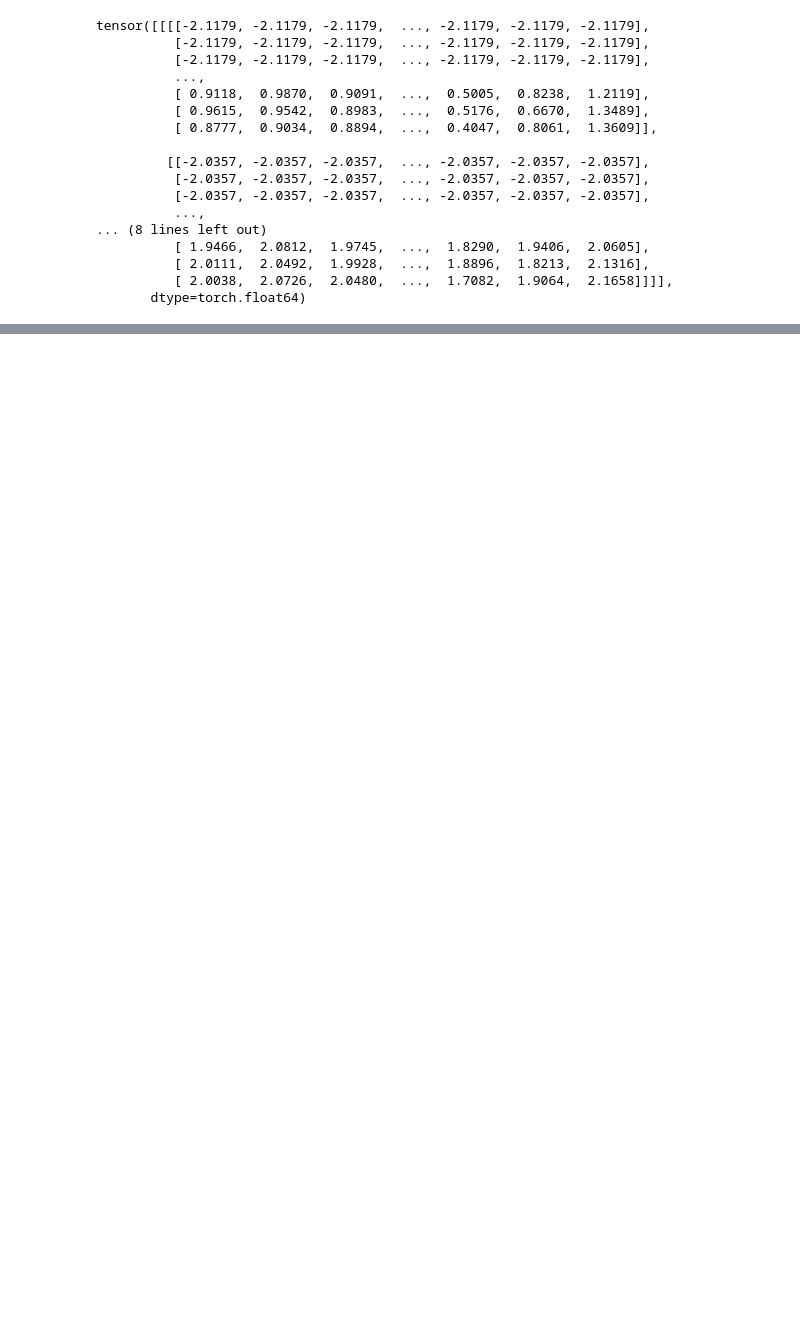
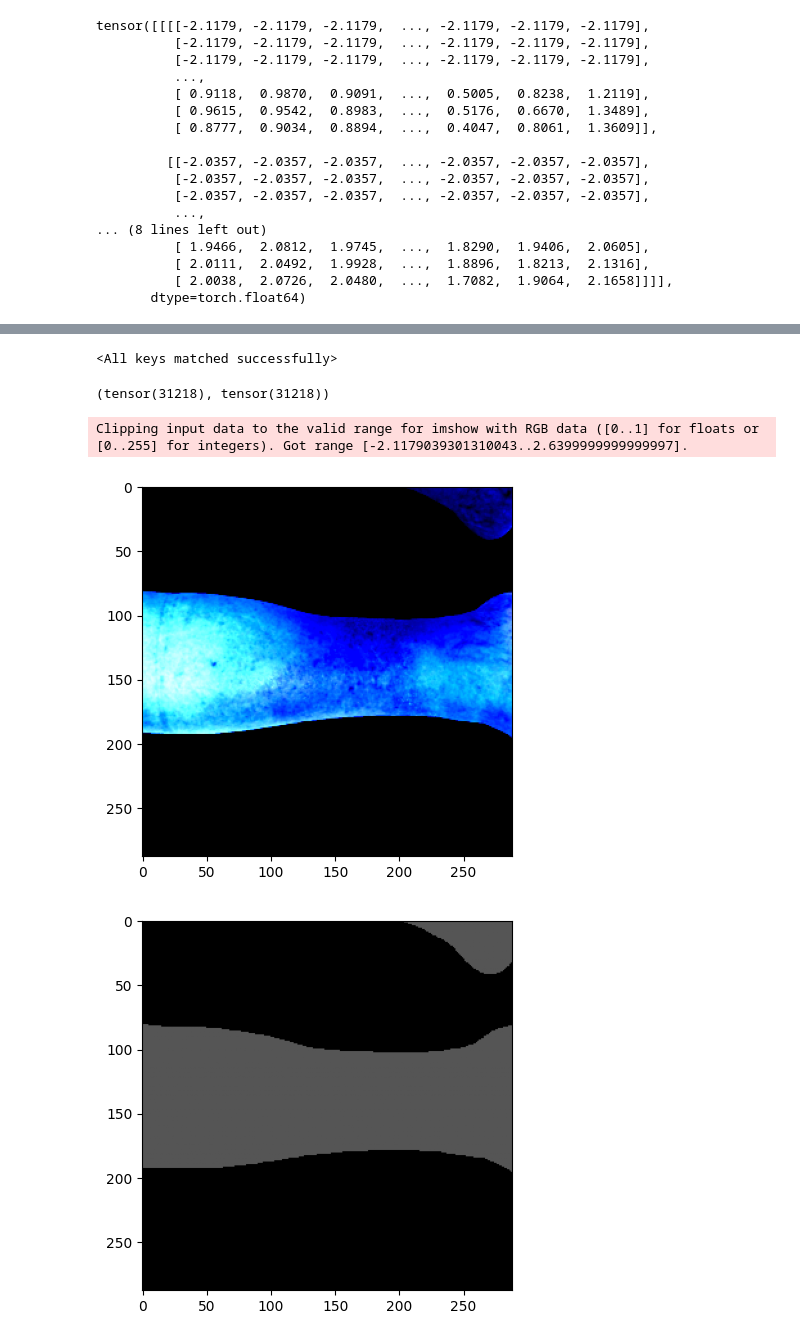
Before and after one commit to TommyGiak/U-2-Net, a Jupyter notebook: utils.ipynb, the cells around one changed output, grey strips where cells are left out. Saved outputs shown, nothing was run; the diff lists cells and outputs as text; code cells hidden in the pictures; blank space fills up the shorter version.

```diff
--- a/utils.ipynb
+++ b/utils.ipynb
@@ -366,0 +300,12 @@ pd.DataFrame(lossi).to_csv('saved_models/u2net_synth/'+'lossi.csv')
+# %%
+# importing the model
+
+model = SU2NET(in_ch=3, out_ch=4).to(device)
+model.eval()
+
+models_paths = glob.glob(f'saved_models/u2net_real{EVAL_MODEL_N}/u2net_bce_itr_100*')
+assert len(models_paths)==1
+
+model.load_state_dict(torch.load(models_paths[0], map_location=device))
+# %% [output]
+<All keys matched successfully>
@@ -366,0 +389,32 @@ pd.DataFrame(lossi).to_csv('saved_models/u2net_synth/'+'lossi.csv')
+# %%
+labels[(labels<1)&(labels>0)]
+labels[1].sum()+labels[3].sum(), (labels[1]+labels[3]).sum()
+# %% [output]
+(tensor(31218), tensor(31218))
+# %%
+data = next(iter(salobj_dataloader))
+# %%
+import matplotlib.pyplot as plt
+plt.imshow(data['image'][0].permute(1,2,0))
+plt.show()
+
+
+# normalize the predicted SOD probability map
+def normPRED(d):
+  semantic_layer = torch.argmax(d, dim=0)
+
+  return semantic_layer/3.
+
+out = data['label']
+out = normPRED(out[0])
+plt.imshow(out,cmap='gray',vmin=0,vmax=1)
+plt.show()
+
+d1,d2,d3,d4,d5,d6,d7= model(inputs)
+out = normPRED(d1[0].detach())
+plt.imshow(out,cmap='gray',vmin=0,vmax=1)
+plt.show()
+# %% [output]
+Clipping input data to the valid range for imshow with RGB data ([0..1] for floats or [0..255] for integers). Got range [-2.1179039301310043..2.6399999999999997].
+[figure, added]
+[figure, added]
```
Also changed, not shown: parts of 12 cells of this notebook, 2 other files.
